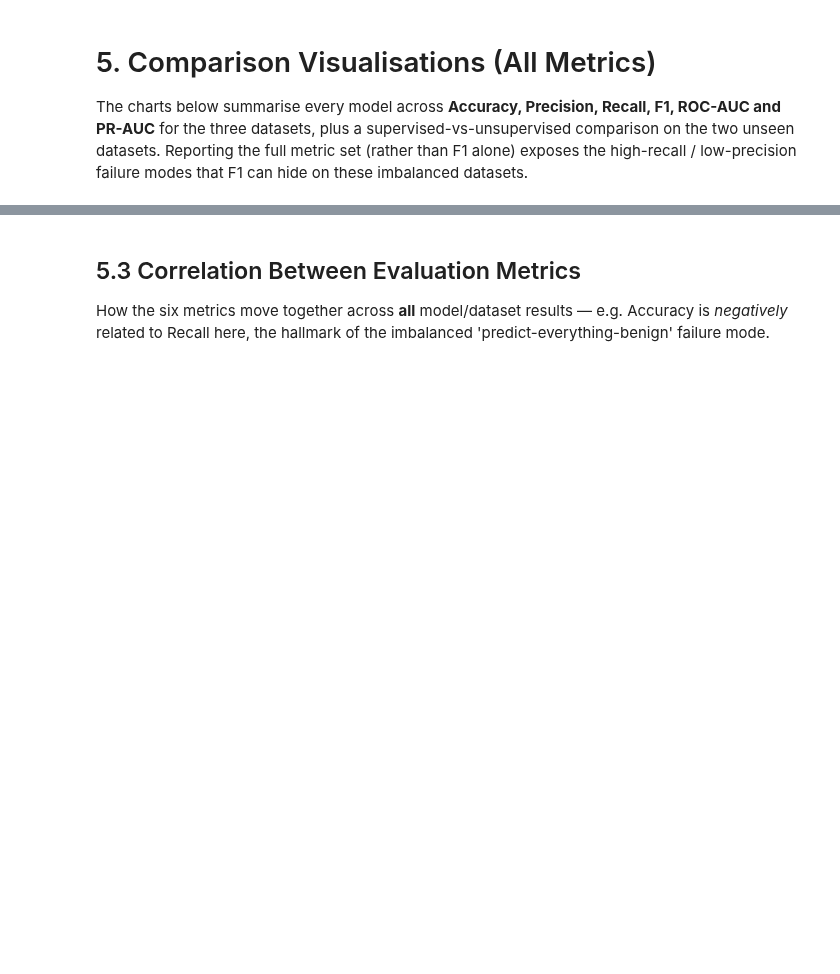
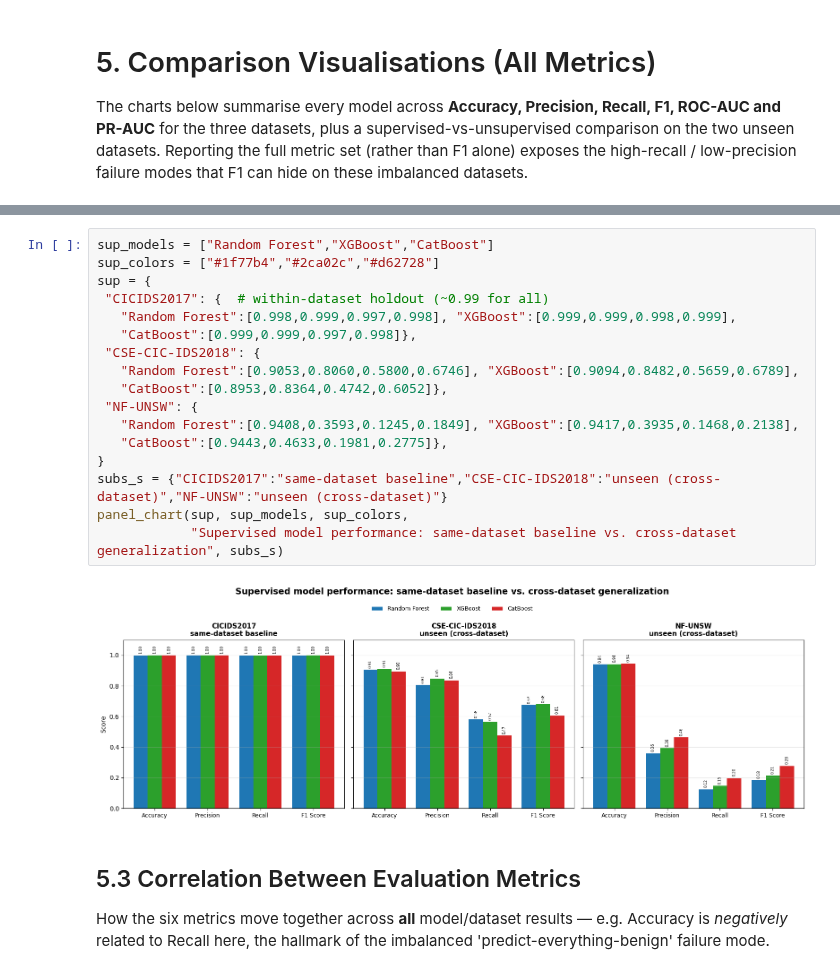
Before and after one commit to SahilRathi-AI/cross-dataset-generalisation, a Jupyter notebook: Thesis_Full_Notebook.ipynb, the cells around one changed output, grey strips where cells are left out. Cells and saved outputs as stored; diff of their text form; blank space fills up the shorter version.

```diff
--- a/Thesis_Full_Notebook.ipynb
+++ b/Thesis_Full_Notebook.ipynb
@@ -5893,3 +5949,22 @@ grouped_metric_chart(sup_df, "Supervised Baselines - Cross-Dataset Performance (
+# %%
+sup_models = ["Random Forest","XGBoost","CatBoost"]
+sup_colors = ["#1f77b4","#2ca02c","#d62728"]
+sup = {
+ "CICIDS2017": {  # within-dataset holdout (~0.99 for all)
+   "Random Forest":[0.998,0.999,0.997,0.998], "XGBoost":[0.999,0.999,0.998,0.999],
+   "CatBoost":[0.999,0.999,0.997,0.998]},
+ "CSE-CIC-IDS2018": {
+   "Random Forest":[0.9053,0.8060,0.5800,0.6746], "XGBoost":[0.9094,0.8482,0.5659,0.6789],
+   "CatBoost":[0.8953,0.8364,0.4742,0.6052]},
+ "NF-UNSW": {
+   "Random Forest":[0.9408,0.3593,0.1245,0.1849], "XGBoost":[0.9417,0.3935,0.1468,0.2138],
+   "CatBoost":[0.9443,0.4633,0.1981,0.2775]},
+}
+subs_s = {"CICIDS2017":"same-dataset baseline","CSE-CIC-IDS2018":"unseen (cross-dataset)","NF-UNSW":"unseen (cross-dataset)"}
+panel_chart(sup, sup_models, sup_colors,
+            "Supervised model performance: same-dataset baseline vs. cross-dataset generalization", subs_s)
+# %% [output]
+[figure, added]
 # %% [markdown]
 ## 5.3 Correlation Between Evaluation Metrics
 How the six metrics move together across **all** model/dataset results — e.g. Accuracy is *negatively* related to Recall here, the hallmark of the imbalanced 'predict-everything-benign' failure mode.
```
Also changed, not shown: parts of 13 cells of this notebook.
